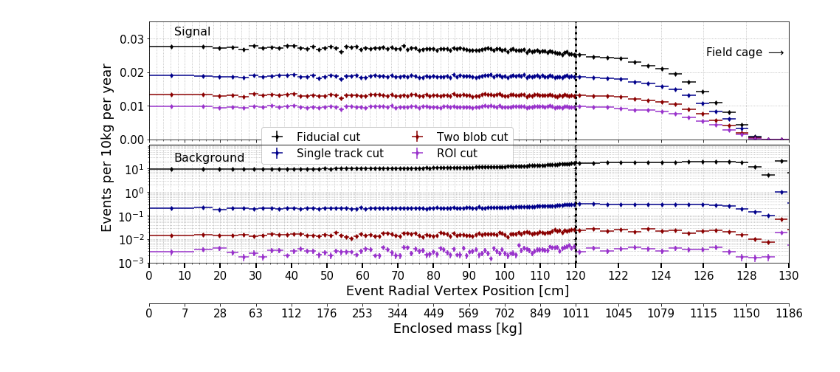
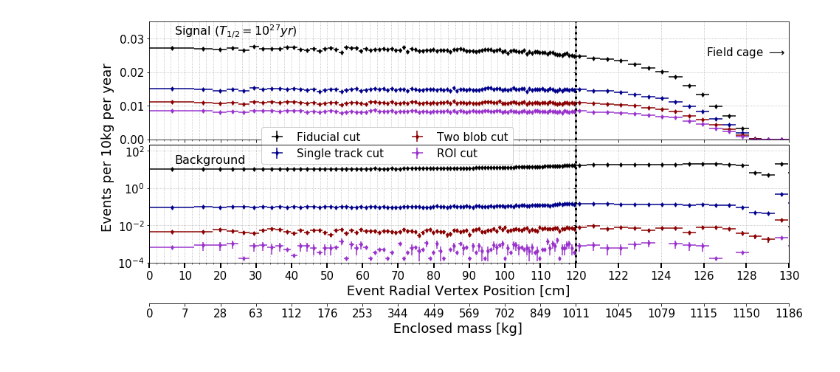
Before and after one commit to AustinMcDonald/sens_ton_paper_plots, a Jupyter notebook: Analysis_Cut_plots.ipynb, the cells around one changed output. Saved outputs shown, nothing was run; the diff lists cells and outputs as text; code cells hidden in the pictures.

```diff
--- a/Analysis_Cut_plots.ipynb
+++ b/Analysis_Cut_plots.ipynb
@@ -384,10 +406,14 @@ def Mass_bb(Mass_bb0nu):
 
     return tot, tot_er
 # %%
-
 Mass_bb0nu = np.load("Inputs/Mass_bb0nu_hist_7_10.npy").item()
 Mass_Bi214 = np.load("Inputs/Mass_Bi214_hist_7_10.npy").item()
 Mass_Tl208 = np.load("Inputs/Mass_Tl208_hist_7_10.npy").item()
+
+
+Mass_bb0nu = np.load("Inputs/Mass_bb0nu_hist_5_3.npy").item()
+Mass_Bi214 = np.load("Inputs/Mass_Bi214_hist_5_3.npy").item()
+Mass_Tl208 = np.load("Inputs/Mass_Tl208_hist_5_3.npy").item()
 # %%
 #OK so yes, multiply by R then bin should be R * event rate [arb* m]
 #In equal mass bins it can be
@@ -514,34 +540,34 @@ axD1.set_xlabel('                                             Enclosed mass [kg]
 axD1.set_xlim(ax3.get_xlim())
 
 
 axD2 = ax4.twiny()
 newpos = np.pi*((10.0*x_sma_maj)**2)*L*rho#*0.9026
 newpos = newpos.round(0).astype('int32')
 axD2.set_xticks(x_sma_maj)
 axD2.set_xticklabels(newpos)
 axD2.tick_params(axis='x',labelsize=15)
 
 axD2.xaxis.set_ticks_position('bottom') # set the position of the second x-axis to bottom
 axD2.xaxis.set_label_position('bottom') # set the position of the second x-axis to bottom
 axD2.spines['bottom'].set_position(('outward', 55))
 axD2.set_xlim(ax4.get_xlim())
 
 
 ax1.set_ylim(0,0.035)
-ax3.set_ylim(1e-3,99)
+ax3.set_ylim(1e-4,199)
 
 text = r'Field cage $\longrightarrow$'
 ax2.text(126.1, 0.025 ,text, fontsize=15,color='k',ha='left')
 
-text = r'Signal'
+text = r'Signal ($T_{1/2} = 10^{27} yr$)'
 ax1.text(7.0, 0.031 ,text, fontsize=16,color='k',ha='left')
 
 text = r'Background'
 ax3.text(7.0, 20 ,text, fontsize=16,color='k',ha='left')
 
 plt.tight_layout()
 #plt.savefig("Radial_Cuts.png",bbox_inches='tight',dpi=400)
-#plt.savefig("Radial_Cuts.pdf")
+#plt.savefig("Radial_Cuts.pdf",bbox_inches='tight')
 plt.show()
 # %% [output]
-[figure, old version]
+[figure, new version]
```
Also changed, not shown: parts of 4 cells of this notebook, 45 other files.
